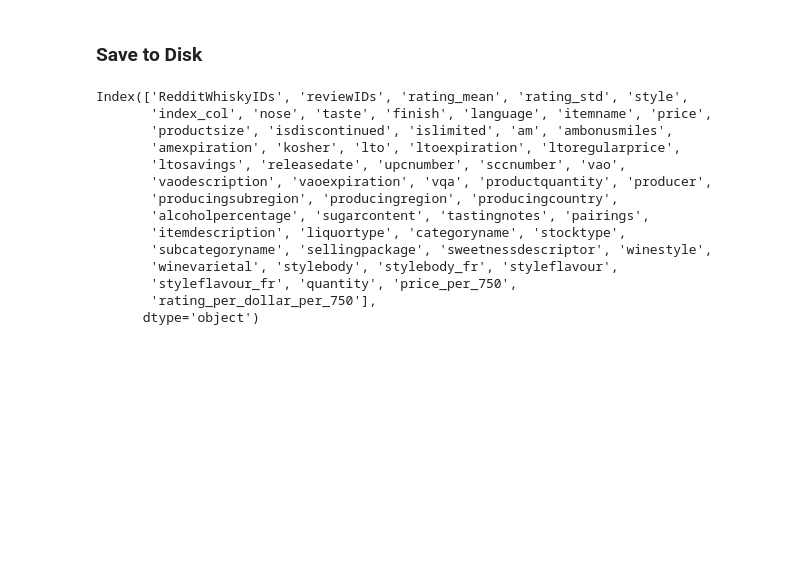
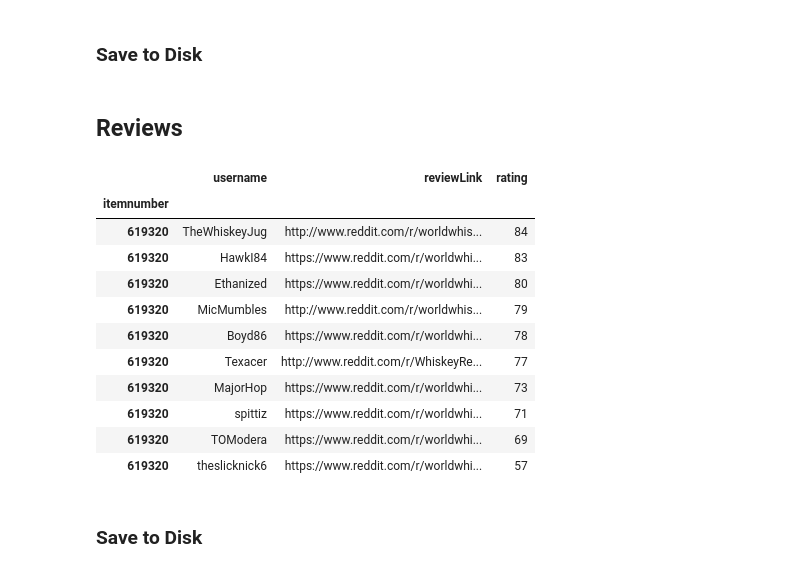
Before and after one commit to siegn/CSDA-1050F18S1, a Jupyter notebook: nsiegel/sprint_3/export_data.ipynb, the cells around one changed output. Drawn from its saved outputs; the diff is of its cells as text; code cells hidden in the pictures; blank space fills up the shorter version.

Commit message:
Set up data for review links

```diff
--- a/nsiegel/sprint_3/export_data.ipynb
+++ b/nsiegel/sprint_3/export_data.ipynb
@@ -175,20 +175,27 @@ Name: itemname, dtype: object
 ### Save to Disk
 # %%
 itemlinks.to_parquet("dash_app/data/itemlinks.parquet")
-# %%
-whiskyinfo.columns
-# %% [output]
-Index(['RedditWhiskyIDs', 'reviewIDs', 'rating_mean', 'rating_std', 'style',
-       'index_col', 'nose', 'taste', 'finish', 'language', 'itemname', 'price',
-       'productsize', 'isdiscontinued', 'islimited', 'am', 'ambonusmiles',
-       'amexpiration', 'kosher', 'lto', 'ltoexpiration', 'ltoregularprice',
-       'ltosavings', 'releasedate', 'upcnumber', 'sccnumber', 'vao',
-       'vaodescription', 'vaoexpiration', 'vqa', 'productquantity', 'producer',
-       'producingsubregion', 'producingregion', 'producingcountry',
-       'alcoholpercentage', 'sugarcontent', 'tastingnotes', 'pairings',
-       'itemdescription', 'liquortype', 'categoryname', 'stocktype',
-       'subcategoryname', 'sellingpackage', 'sweetnessdescriptor', 'winestyle',
-       'winevarietal', 'stylebody', 'stylebody_fr', 'styleflavour',
-       'styleflavour_fr', 'quantity', 'price_per_750',
-       'rating_per_dollar_per_750'],
-      dtype='object')
+# %% [markdown]
+## Reviews
+# %%
+reviews = pd.read_parquet('../sprint_2/data/review_cats.parquet')
+# %%
+keepcolumns = ['itemnumber','username','reviewLink','rating']
+reviewlist = reviews[keepcolumns].set_index('itemnumber').sort_values('rating',ascending=False)
+# %%
+reviewlist.loc[619320]
+# %% [output]
+|  | username | reviewLink | rating |
+| itemnumber |  |  |  |
+| 619320 | TheWhiskeyJug | http://www.reddit.com/r/worldwhis... | 84 |
+| 619320 | HawkI84 | https://www.reddit.com/r/worldwhi... | 83 |
+| 619320 | Ethanized | https://www.reddit.com/r/worldwhi... | 80 |
+| 619320 | MicMumbles | http://www.reddit.com/r/worldwhis... | 79 |
+| 619320 | Boyd86 | https://www.reddit.com/r/worldwhi... | 78 |
+| 619320 | Texacer | http://www.reddit.com/r/WhiskeyRe... | 77 |
+| 619320 | MajorHop | https://www.reddit.com/r/worldwhi... | 73 |
+| 619320 | spittiz | https://www.reddit.com/r/worldwhi... | 71 |
+| 619320 | TOModera | https://www.reddit.com/r/worldwhi... | 69 |
+| 619320 | theslicknick6 | https://www.reddit.com/r/worldwhi... | 57 |
+# %% [markdown]
+### Save to Disk
```
Also changed, not shown: parts of 1 cell of this notebook, 2 other files.
